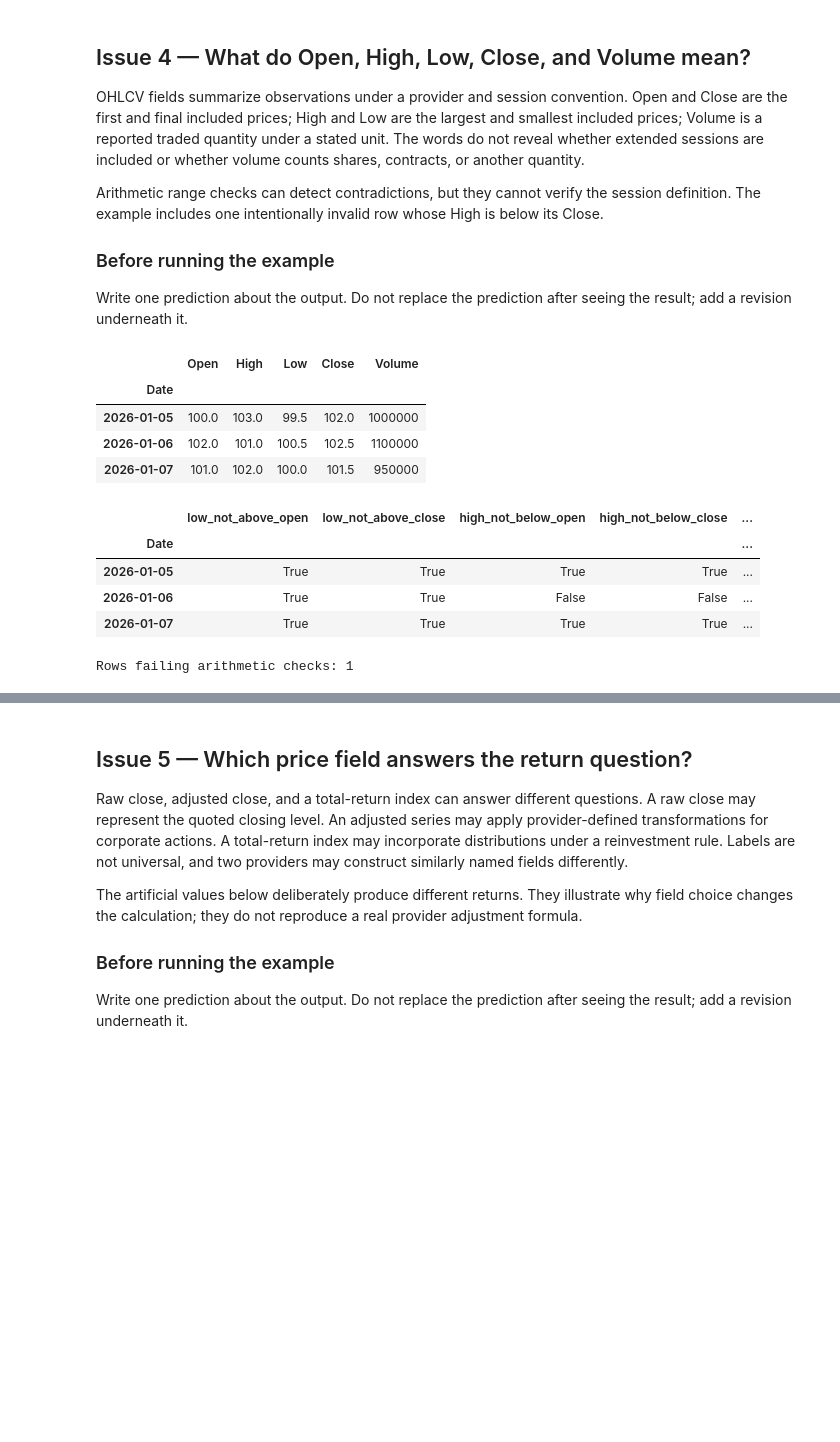
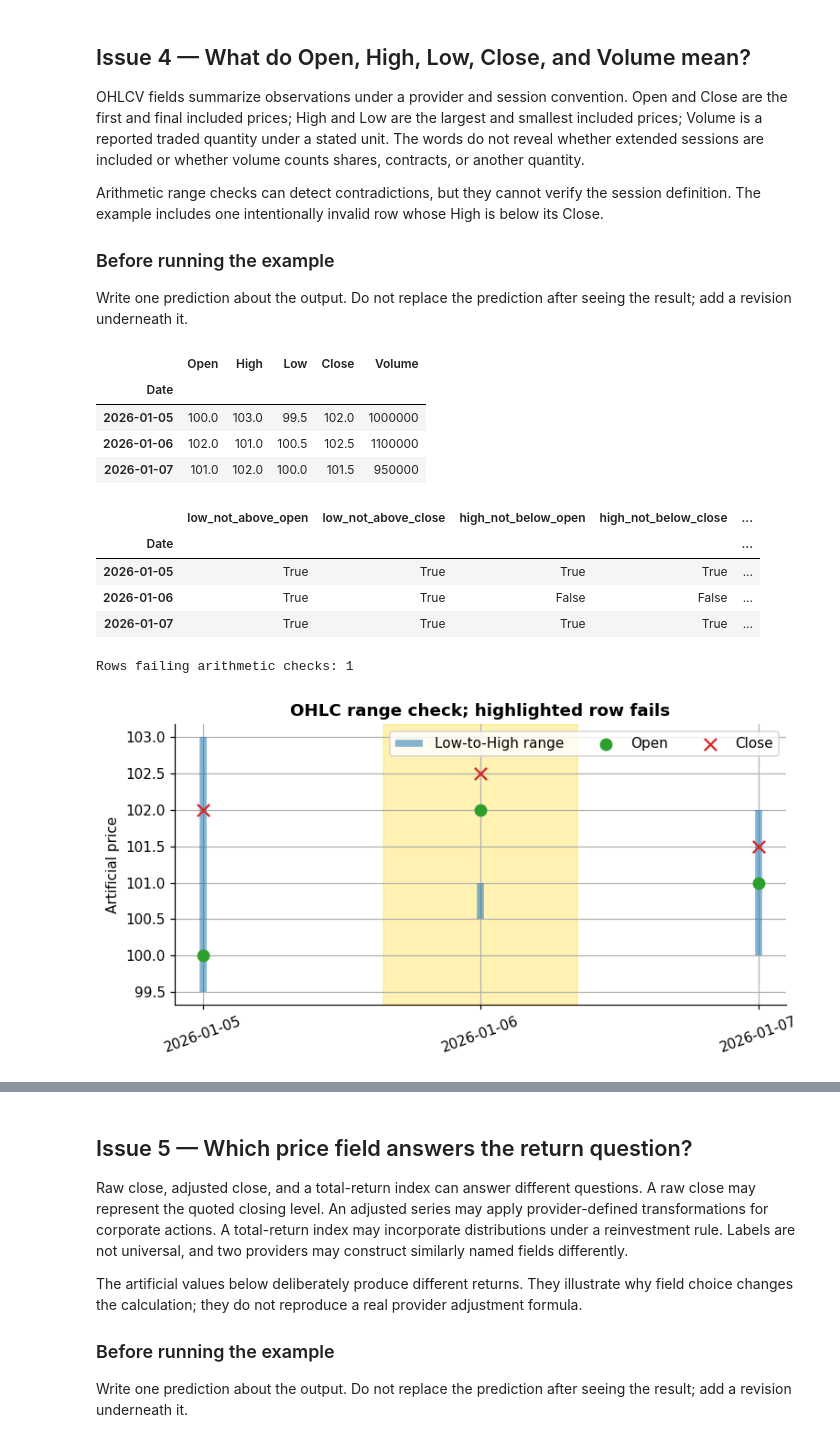
Before and after one commit to KennethWYLee/FinTech, a Jupyter notebook: course/02/week2_main.ipynb, the cells around one changed output, grey strips where cells are left out. Cells and saved outputs as stored; diff of their text form; code cells hidden in the pictures; blank space fills up the shorter version.

Commit message:
Add tables and visual outputs to Week 2

```diff
--- a/course/02/week2_main.ipynb
+++ b/course/02/week2_main.ipynb
@@ -163,6 +163,7 @@ from importlib.metadata import PackageNotFoundError, version
 
 import numpy as np
 import pandas as pd
+import matplotlib.pyplot as plt
 from IPython.display import display
 
 try:
@@ -176,6 +177,16 @@ except (ImportError, PackageNotFoundError):
 
 pd.set_option("display.max_columns", 20)
 pd.set_option("display.width", 120)
+plt.rcParams.update(
+    {
+        "figure.figsize": (7.2, 3.8),
+        "figure.dpi": 110,
+        "axes.grid": True,
+        "axes.titleweight": "bold",
+        "axes.spines.top": False,
+        "axes.spines.right": False,
+    }
+)
 
 environment = pd.Series(
     {
@@ -187,5 +198,5 @@ environment = pd.Series(
     },
     name="environment",
 )
-display(environment)
+display(environment.rename_axis("Item").to_frame("Value"))
 # %% [output]
@@ -478,33 +491,57 @@ lesson_ohlcv = pd.DataFrame(
         "Close": [102.0, 102.5, 101.5],
         "Volume": [1_000_000, 1_100_000, 950_000],
     }
 ).set_index("Date")
 
 ohlcv_audit = pd.DataFrame(index=lesson_ohlcv.index)
 ohlcv_audit["low_not_above_open"] = lesson_ohlcv["Low"] <= lesson_ohlcv["Open"]
 ohlcv_audit["low_not_above_close"] = lesson_ohlcv["Low"] <= lesson_ohlcv["Close"]
 ohlcv_audit["high_not_below_open"] = lesson_ohlcv["High"] >= lesson_ohlcv["Open"]
 ohlcv_audit["high_not_below_close"] = lesson_ohlcv["High"] >= lesson_ohlcv["Close"]
 ohlcv_audit["volume_nonnegative"] = lesson_ohlcv["Volume"] >= 0
 ohlcv_audit["row_passes_arithmetic"] = ohlcv_audit.all(axis=1)
 
 display(lesson_ohlcv)
 display(ohlcv_audit)
 print("Rows failing arithmetic checks:", (~ohlcv_audit["row_passes_arithmetic"]).sum())
 
+x_positions = np.arange(len(lesson_ohlcv))
+fig, ax = plt.subplots()
+ax.vlines(
+    x_positions,
+    lesson_ohlcv["Low"],
+    lesson_ohlcv["High"],
+    color="tab:blue",
+    linewidth=5,
+    alpha=0.55,
+    label="Low-to-High range",
+)
+ax.scatter(x_positions, lesson_ohlcv["Open"], color="tab:green", s=65, label="Open", zorder=3)
+ax.scatter(x_positions, lesson_ohlcv["Close"], color="tab:red", marker="x", s=75, label="Close", zorder=3)
+failed_positions = np.flatnonzero(~ohlcv_audit["row_passes_arithmetic"].to_numpy())
+for position in failed_positions:
+    ax.axvspan(position - 0.35, position + 0.35, color="gold", alpha=0.30)
+ax.set_xticks(x_positions, lesson_ohlcv.index.strftime("%Y-%m-%d"), rotation=20)
+ax.set_ylabel("Artificial price")
+ax.set_title("OHLC range check; highlighted row fails")
+ax.legend(ncol=3)
+plt.tight_layout()
+plt.show()
+
 assert (~ohlcv_audit["row_passes_arithmetic"]).sum() == 1
 # %% [output]
 |  | Open | High | Low | Close | Volume |
 | Date |  |  |  |  |  |
 | 2026-01-05 | 100.0 | 103.0 | 99.5 | 102.0 | 1000000 |
 | 2026-01-06 | 102.0 | 101.0 | 100.5 | 102.5 | 1100000 |
 | 2026-01-07 | 101.0 | 102.0 | 100.0 | 101.5 | 950000 |
 |  | low_not_above_open | low_not_above_close | high_not_below_open | high_not_below_close | ... |
 | Date |  |  |  |  | ... |
 | 2026-01-05 | True | True | True | True | ... |
 | 2026-01-06 | True | True | False | False | ... |
 | 2026-01-07 | True | True | True | True | ... |
 Rows failing arithmetic checks: 1
+[figure, added]
 # %% [markdown]
 ### Interpret the output
 
```
Also changed, not shown: parts of 27 cells of this notebook.
